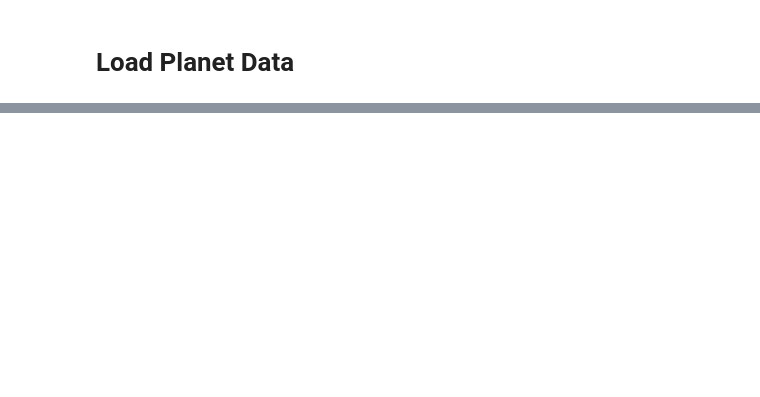
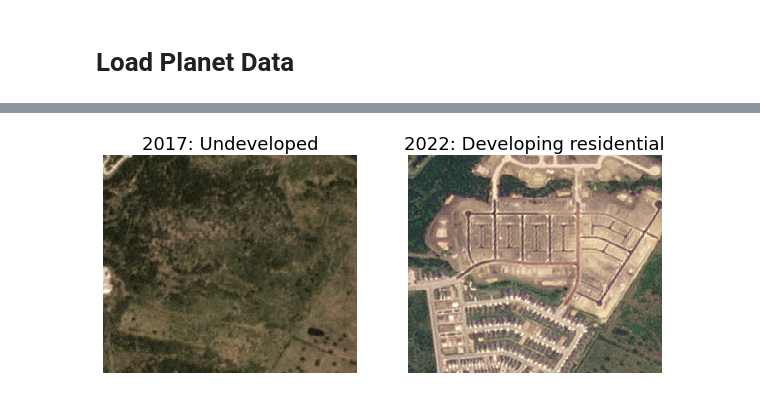
Before and after one commit to makepath/austin-ml-change-detection-demo, a Jupyter notebook: SiameseCD/planet_demo.ipynb, the cells around one changed output, grey strips where cells are left out. Drawn from its saved outputs; the diff is of its cells as text; code cells hidden in the pictures; blank space fills up the shorter version.

```diff
--- a/SiameseCD/planet_demo.ipynb
+++ b/SiameseCD/planet_demo.ipynb
@@ -245,0 +307,8 @@ panel.Column(
+# %%
+label_im = label(opened)
+regions = regionprops(label_im)
+
+df = pd.DataFrame(regionprops_table(label_im,properties=['centroid','area']))
+
+df = df.sort_values(by='area',ascending=False)
+df.head()
@@ -245,0 +322,18 @@ panel.Column(
+# %%
+ims_17 = []
+ims_22 = []
+for index,row in df.iterrows():
+    ims_17.append(ds_local[0,:3,int(round(row['centroid-0']))-128:int(round(row['centroid-0']))+128,int(round(row['centroid-1']))-128:int(round(row['centroid-1']))+128])
+    ims_22.append(ds_local[1,:3,int(round(row['centroid-0']))-128:int(round(row['centroid-0']))+128,int(round(row['centroid-1']))-128:int(round(row['centroid-1']))+128])
+# %%
+import matplotlib.pyplot as plt
+f,(ax1,ax2) = plt.subplots(1,2,figsize=(10,4))
+ims_17[2].plot.imshow(ax=ax1)
+ax1.title.set_text('2017: Undeveloped')
+ims_22[2].plot.imshow(ax=ax2)
+ax2.title.set_text('2022: Developing residential')
+ax1.axis('off')
+ax2.axis('off')
+plt.rcParams.update({'font.size': 14})
+# %% [output]
+[figure, added]
```
Also changed, not shown: parts of 24 cells of this notebook.
